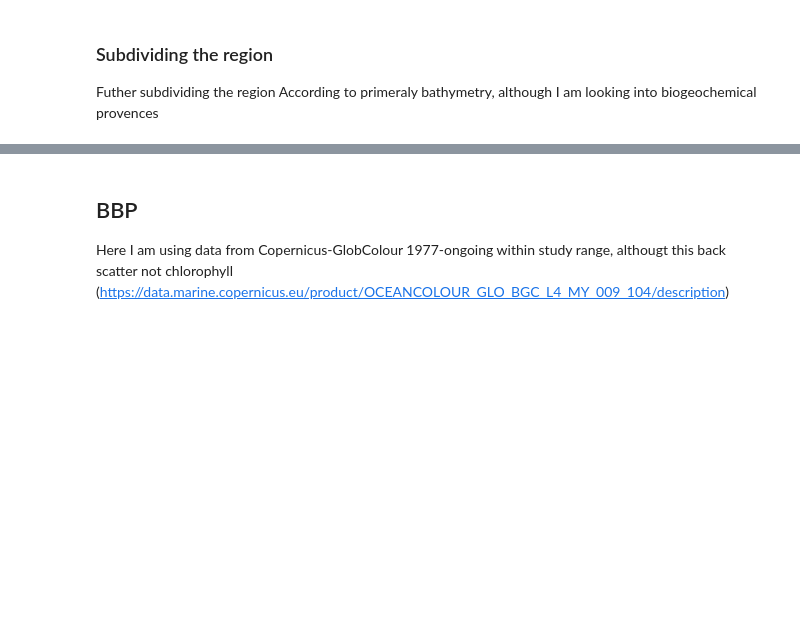
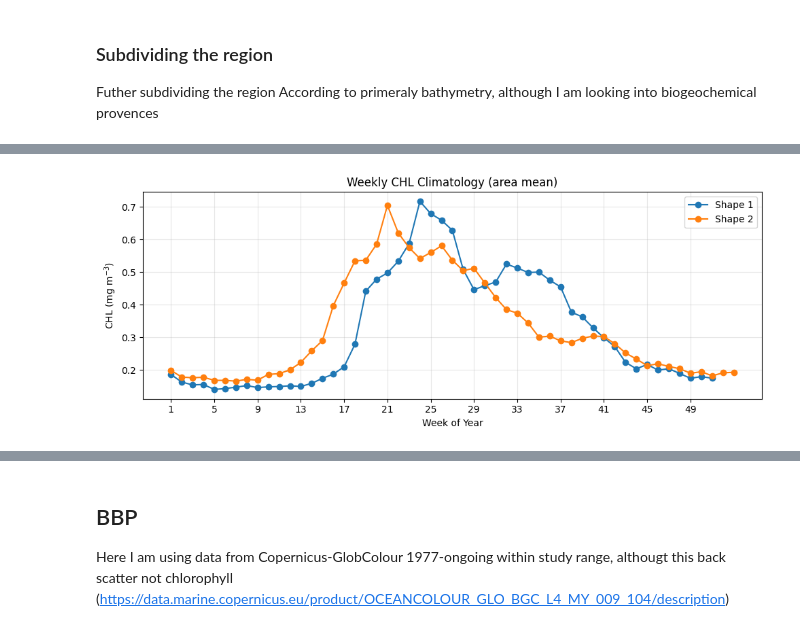
Before and after one commit to ROYVNZ/Masters, a Jupyter notebook: Scripts/Satellite_data.ipynb, the cells around one changed output, grey strips where cells are left out. Saved outputs shown, nothing was run; the diff lists cells and outputs as text; code cells hidden in the pictures; blank space fills up the shorter version.

```diff
--- a/Scripts/Satellite_data.ipynb
+++ b/Scripts/Satellite_data.ipynb
@@ -285,0 +294,32 @@ plt.show()
+# %%
+# Weekly Shape Climatology, (starting at Monday)
+Shape1_wk = Shape1_CHL.resample(time='W-MON').mean()
+Shape2_wk = Shape2_CHL.resample(time='W-MON').mean()
+
+# Creating Weekly climatology across all years (1..53 possible)
+Shape1_clim52 = Shape1_wk.groupby('time.week').mean('time')  # (week, lat, lon)
+Shape2_clim52 = Shape2_wk.groupby('time.week').mean('time')
+
+# Spatial mean to get 1D weekly series
+Shape1_area_mean = Shape1_clim52.mean(dim=('latitude','longitude'), skipna=True)
+Shape2_area_mean = Shape2_clim52.mean(dim=('latitude','longitude'), skipna=True)
+
+
+# 4) Plot
+fig, ax = plt.subplots(figsize=(10,4))
+Shape1_area_mean.plot(ax=ax, marker='o', label='Shape 1')
+Shape2_area_mean.plot(ax=ax, marker='o', label='Shape 2')
+
+ax.set_title('Weekly CHL Climatology (area mean)')
+ax.set_xlabel('Week of Year')
+ax.set_ylabel('CHL (mg m$^{-3}$)')
+
+
+ax.set_xticks(np.arange(1,53,4))  # tick every ~4 weeks for readability
+
+ax.grid(True, alpha=0.3)
+ax.legend()
+plt.tight_layout()
+plt.show()
+# %% [output]
+[figure, added]
```
Also changed, not shown: parts of 4 cells of this notebook, 1 other file.
